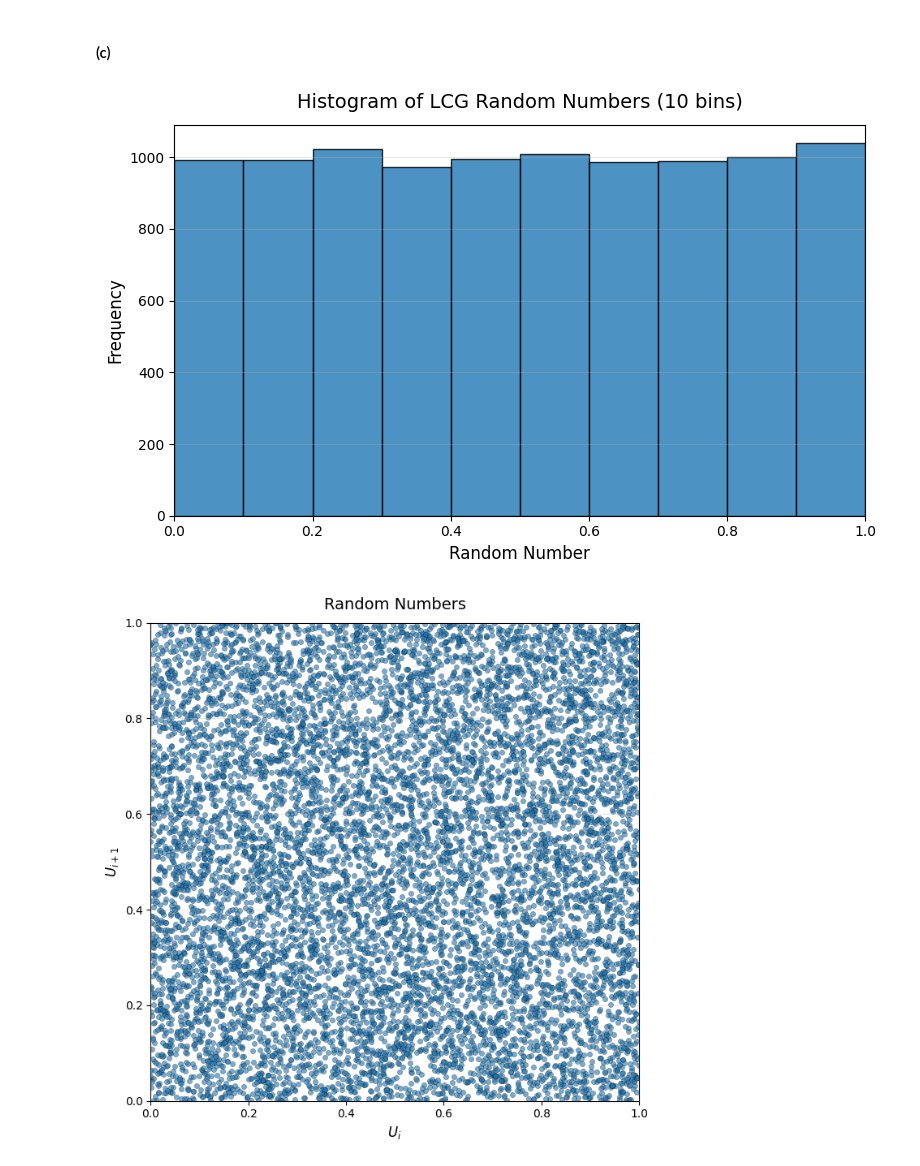
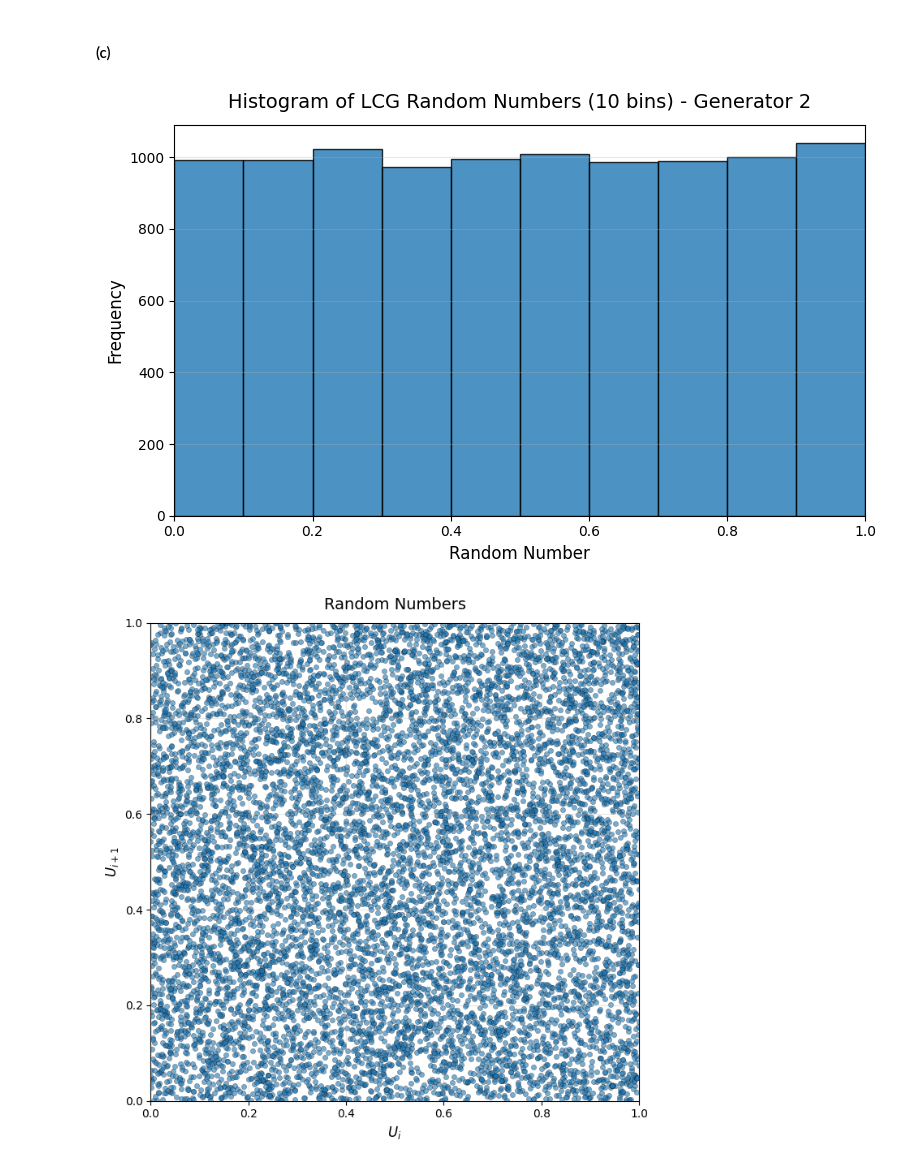
Before and after one commit to AgnesOlsen/02443_Stocastic_Simulation, a Jupyter notebook: Notebooks/Katrine.ipynb, the cells around one changed output. Cells and saved outputs as stored; diff of their text form; code cells hidden in the pictures.

```diff
--- a/Notebooks/Katrine.ipynb
+++ b/Notebooks/Katrine.ipynb
@@ -391,32 +392,32 @@ RN = LCG(x0, a, c, M, iter)
 # %%
 # Histogram
 bins = 10
 
 plt.figure(figsize=(8, 5))
 
 plt.hist(
     RN,
     bins=bins,
     edgecolor="black",
     linewidth=1,
     alpha=0.8
 )
 
 plt.title(
-    f"Histogram of LCG Random Numbers ({bins} bins)",
+    f"Histogram of LCG Random Numbers ({bins} bins) - Generator 2",
     fontsize=14,
     pad=12
 )
 plt.xlabel("Random Number", fontsize=12)
 plt.ylabel("Frequency", fontsize=12)
 
 plt.xlim(0, 1)
 plt.grid(axis="y", alpha=0.3)
 
 plt.tight_layout()
 plt.show()
 # %% [output]
-[figure, old version]
+[figure, new version]
 # %%
 # Scatterplot
 
```
Also changed, not shown: parts of 23 cells of this notebook.
